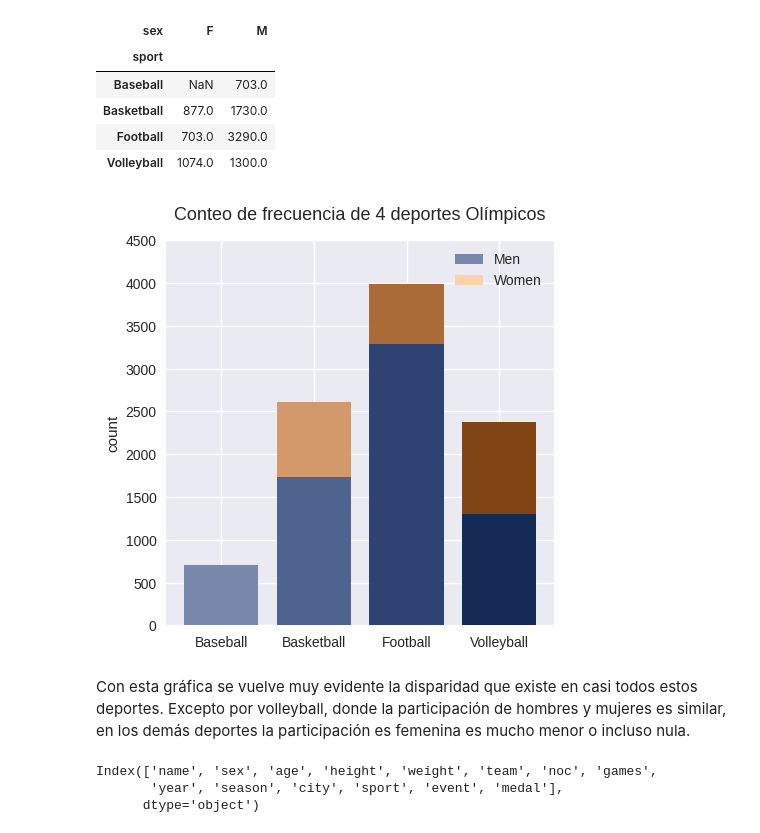
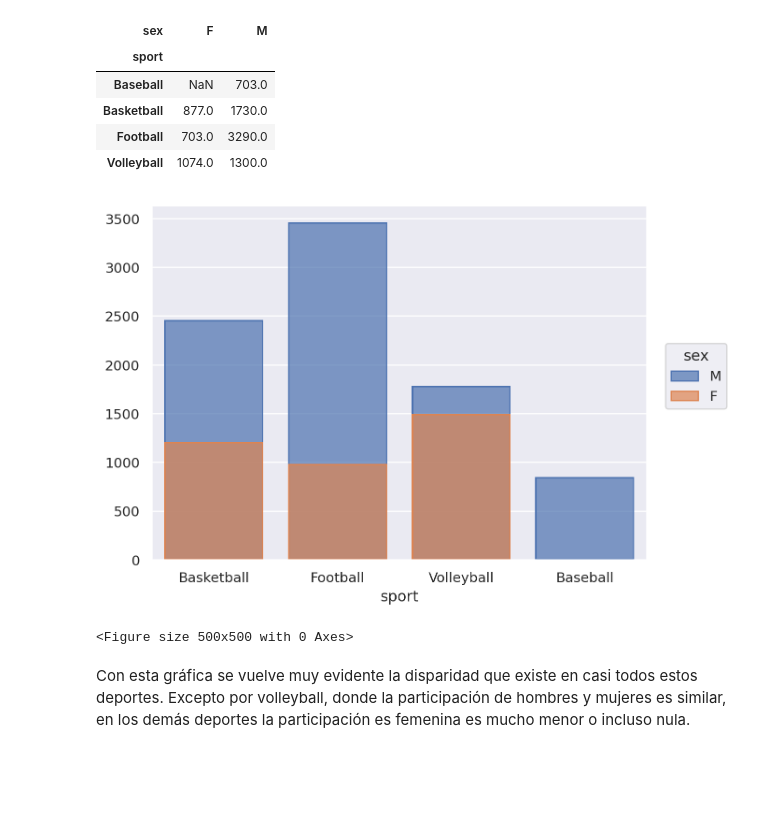
Before and after one commit to beduExpert/B2-Analisis-de-Datos-con-Python-2020, a Jupyter notebook: Sesion-06/Ejemplo-07/graficas_de_barras_apiladas.ipynb, the cells around one changed output. Saved outputs shown, nothing was run; the diff lists cells and outputs as text; code cells hidden in the pictures; blank space fills up the shorter version.

```diff
--- a/Sesion-06/Ejemplo-07/graficas_de_barras_apiladas.ipynb
+++ b/Sesion-06/Ejemplo-07/graficas_de_barras_apiladas.ipynb
@@ -94,21 +95,12 @@ value_counts
 | Volleyball | 1074.0 | 1300.0 |
 # %%
 value_counts = value_counts.fillna(0)
-# %%
-plt.style.use('seaborn')
-fig = plt.figure(figsize=(5, 5))
-ax = fig.add_subplot()
-
-plt1 = ax.bar(value_counts.index, value_counts['M'], label='M',
-              color=["#7788AA","#4E638E","#2E4372","#152A55"])
-plt2 = ax.bar(value_counts.index, value_counts['F'], bottom=value_counts['M'],
-              color=["#FFD0AA", "#D4996A", "#AA6B39", "#804415"])
-
-ax.set_ylabel('count')
-ax.set_title('Conteo de frecuencia de 4 deportes Olímpicos', fontsize=13, pad=15);
-plt.legend((plt1[0], plt2[0]), ('Men', 'Women'));
-ax.set_ylim(0, 4500);
-# %% [output]
-[figure, removed]
+# %%
+fig = plt.figure(figsize=(5, 5))
+df1 = df[df['sport'].isin(['Basketball', 'Volleyball', 'Football', 'Baseball'])]
+so.Plot(df1, x="sport", color="sex").add(so.Bar(), so.Hist())
+# %% [output]
+[figure, added]
+<Figure size 500x500 with 0 Axes>
 # %% [markdown]
 Con esta gráfica se vuelve muy evidente la disparidad que existe en casi todos estos deportes. Excepto por volleyball, donde la participación de hombres y mujeres es similar, en los demás deportes la participación es femenina es mucho menor o incluso nula.
@@ -117,6 +106,0 @@ from seaborn import objects as so
-# %%
-df.columns
-# %% [output]
-Index(['name', 'sex', 'age', 'height', 'weight', 'team', 'noc', 'games',
-       'year', 'season', 'city', 'sport', 'event', 'medal'],
-      dtype='object')
```
Also changed, not shown: parts of 3 cells of this notebook.
